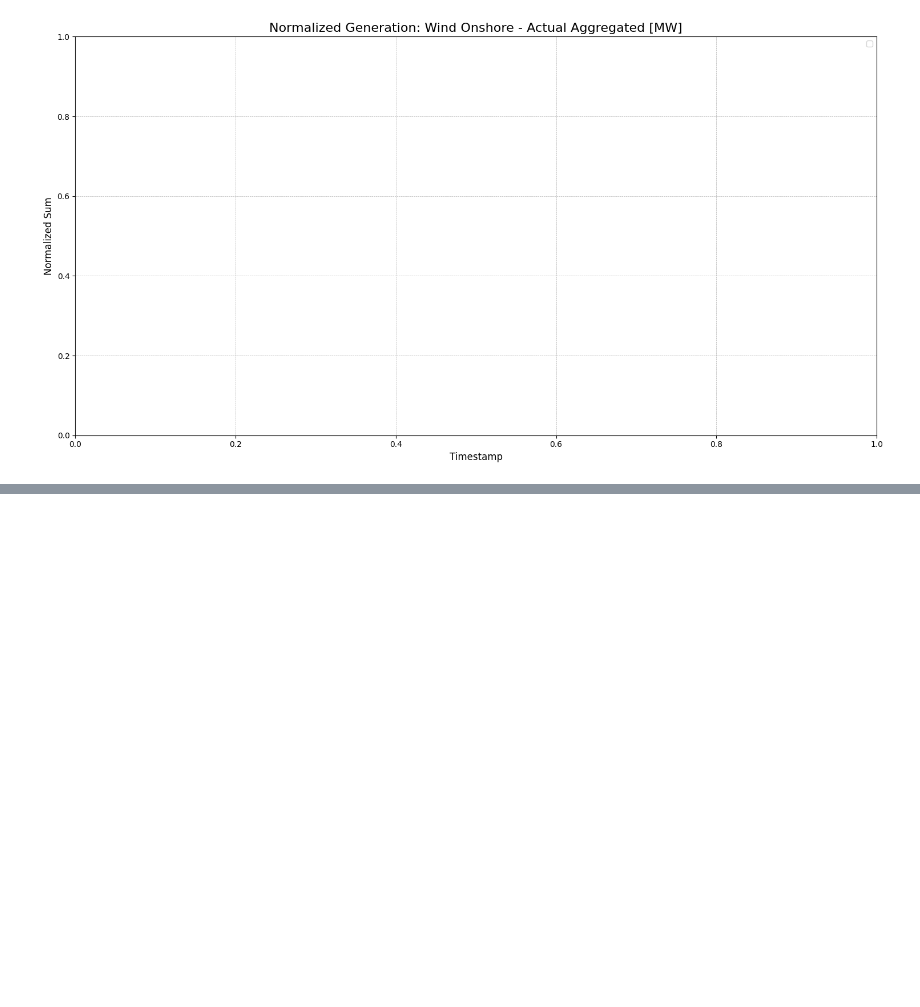
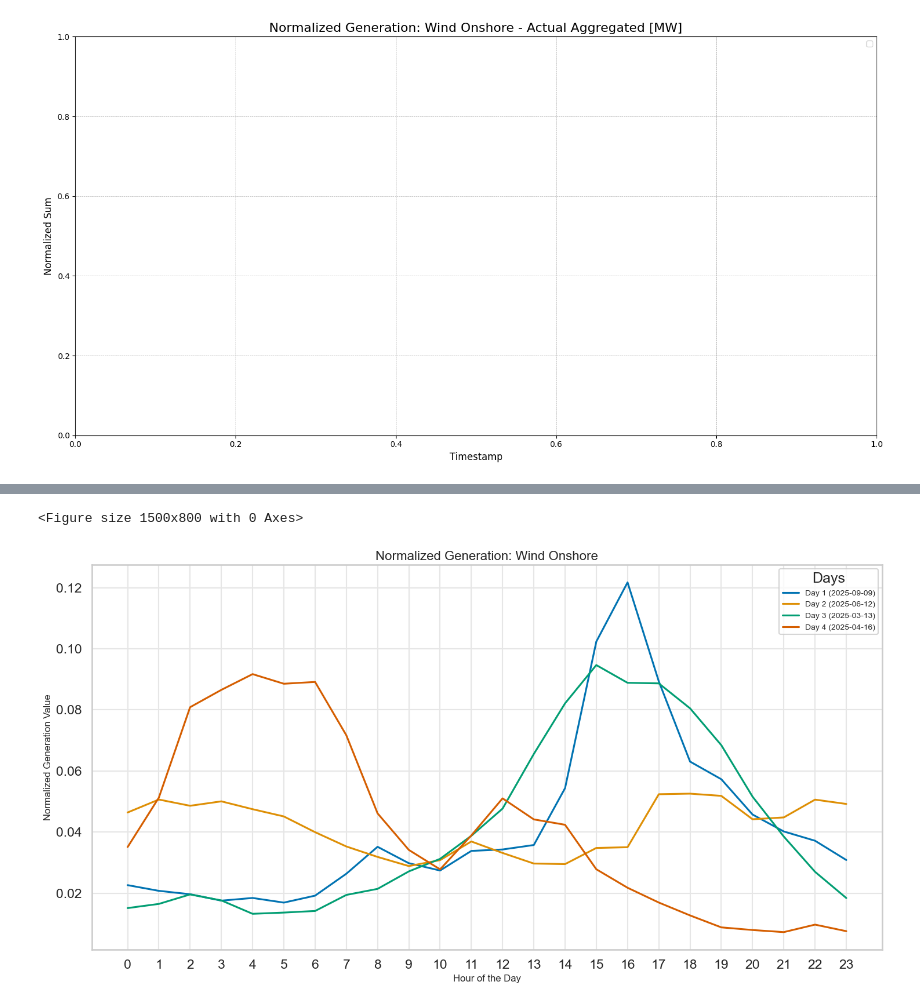
Before and after one commit to Alexult/JIP, a Jupyter notebook: temp.ipynb, the cells around one changed output, grey strips where cells are left out. Drawn from its saved outputs; the diff is of its cells as text; code cells hidden in the pictures; blank space fills up the shorter version.

```diff
--- a/temp.ipynb
+++ b/temp.ipynb
@@ -123,0 +179,36 @@ for gen_type in sorted(list(generation_types)):
+# %%
+plt.figure(figsize=(15, 8))
+# Set Seaborn style
+sns.set_theme(
+    style="whitegrid",
+    context="talk",               # Larger fonts suitable for presentations
+    palette="colorblind"          # Good contrast and accessibility
+)
+# Plot using Seaborn
+plt.figure(figsize=(15, 8))
+sns.set_style(
+    "whitegrid",
+    {
+        "grid.color": "0.9",   # light gray (0.9 = 90% white)
+        "grid.linestyle": "-",
+        "grid.linewidth": 0.6, # thinner grid lines
+    }
+)
+sns.lineplot(
+    data=combined_df,
+    x="Hour",
+    y="Wind Onshore - Actual Aggregated [MW]",
+    hue="Day",
+    # marker="o"
+)
+# Customize
+plt.title("Normalized Generation: Wind Onshore", fontsize=16)
+plt.xlabel("Hour of the Day", fontsize=12)
+plt.ylabel("Normalized Generation Value", fontsize=12)
+plt.xticks(range(24))
+plt.legend(title="Days", fontsize=10)
+plt.tight_layout()
+plt.show()
+# %% [output]
+<Figure size 1500x800 with 0 Axes>
+[figure, added]
```
Also changed, not shown: parts of 4 cells of this notebook, 1 other file.
